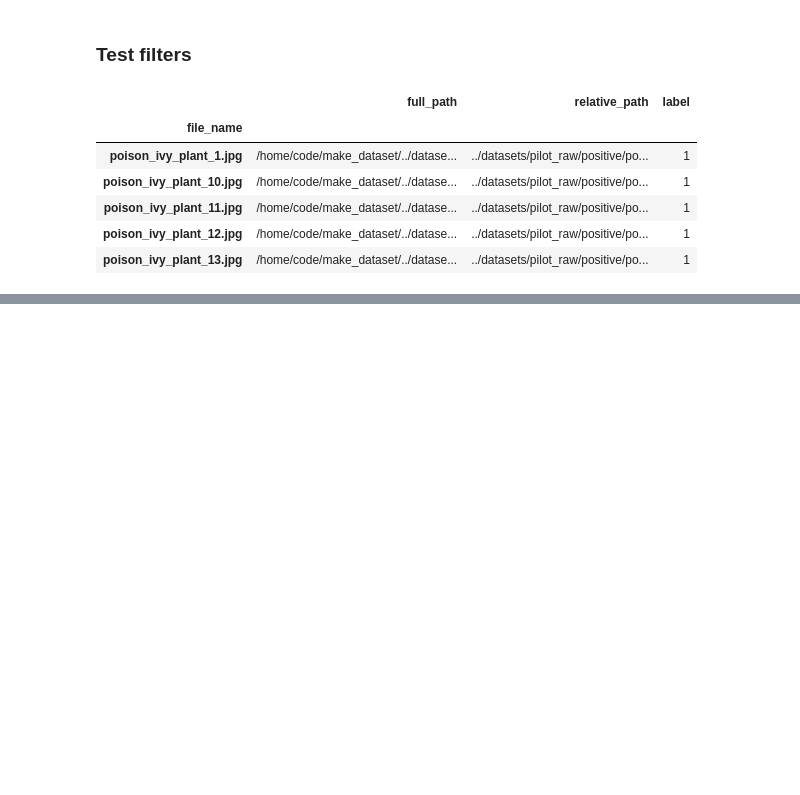
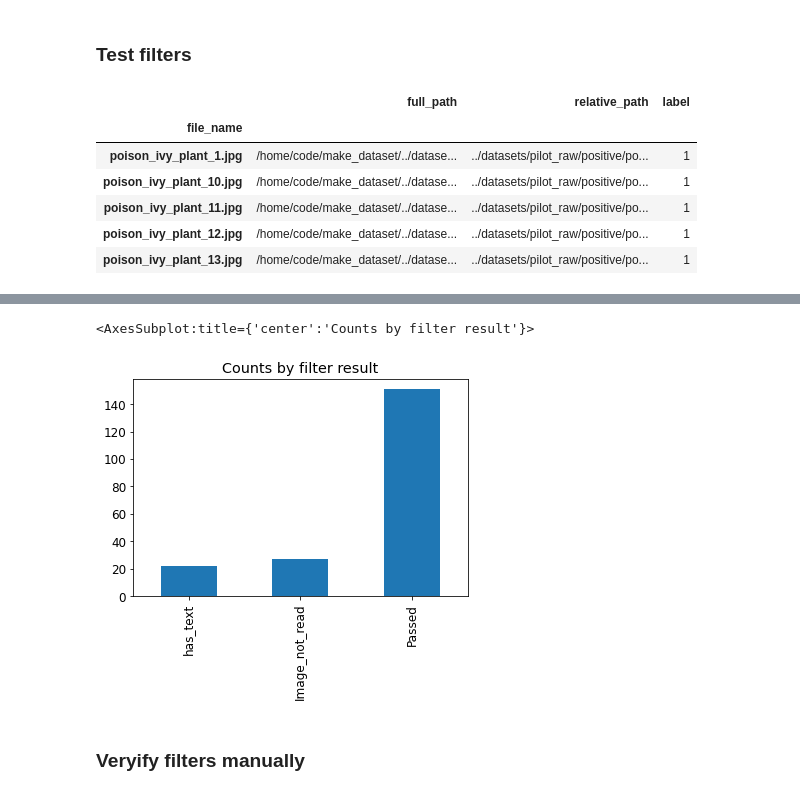
Before and after one commit to KenWronka/poison_ivy_detector, a Jupyter notebook: code/make_dataset/PILOT-2_filter_images.ipynb, the cells around one changed output, grey strips where cells are left out. Cells and saved outputs as stored; diff of their text form; code cells hidden in the pictures; blank space fills up the shorter version.

Commit message:
Added initial analysis of text filter

```diff
--- a/code/make_dataset/PILOT-2_filter_images.ipynb
+++ b/code/make_dataset/PILOT-2_filter_images.ipynb
@@ -188,0 +174,9 @@ df_ims.drop('temp_filter_res', axis=1, inplace=True)
+# %%
+# Print for manual labelling
+df_ims['filter_result'].value_counts().sort_values().plot(kind = 'bar',
+                                                          title='Counts by filter result')
+# %% [output]
+<AxesSubplot:title={'center':'Counts by filter result'}>
+[figure, added]
+# %% [markdown]
+### Veryify filters manually
```
Also changed, not shown: parts of 11 cells of this notebook, 1 other file.
